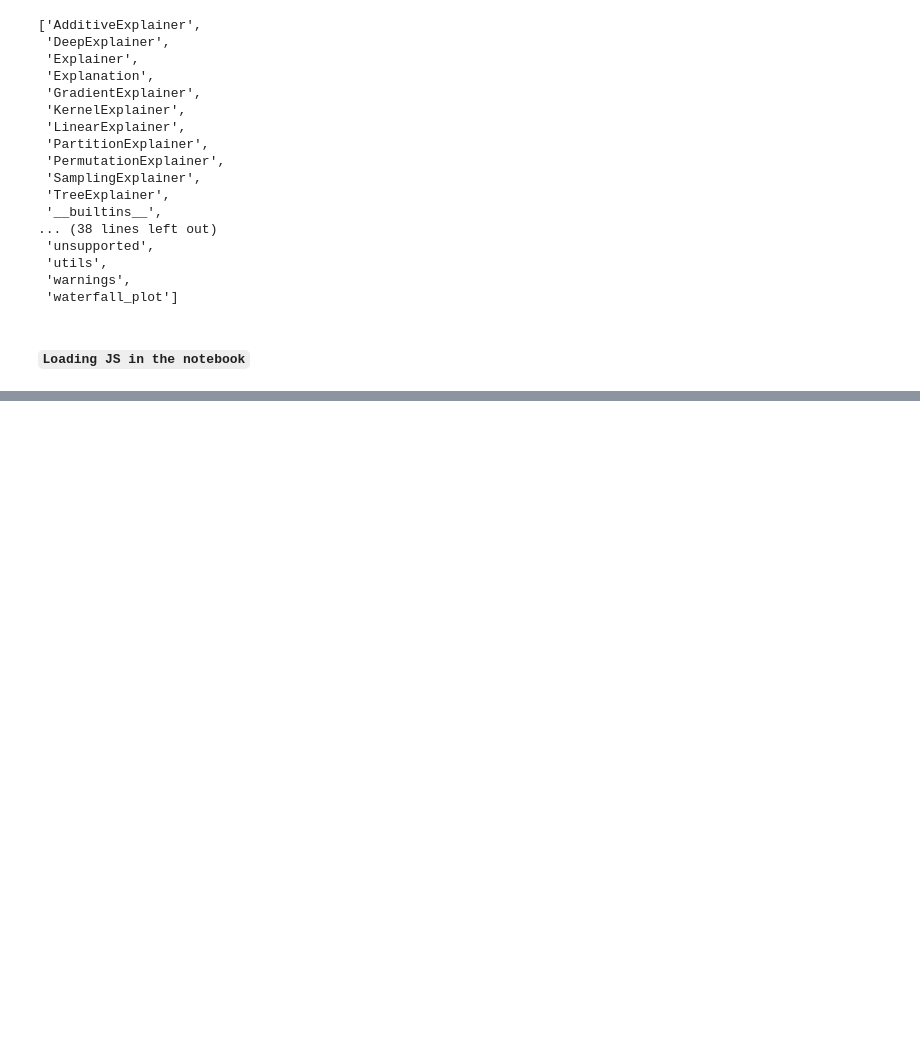
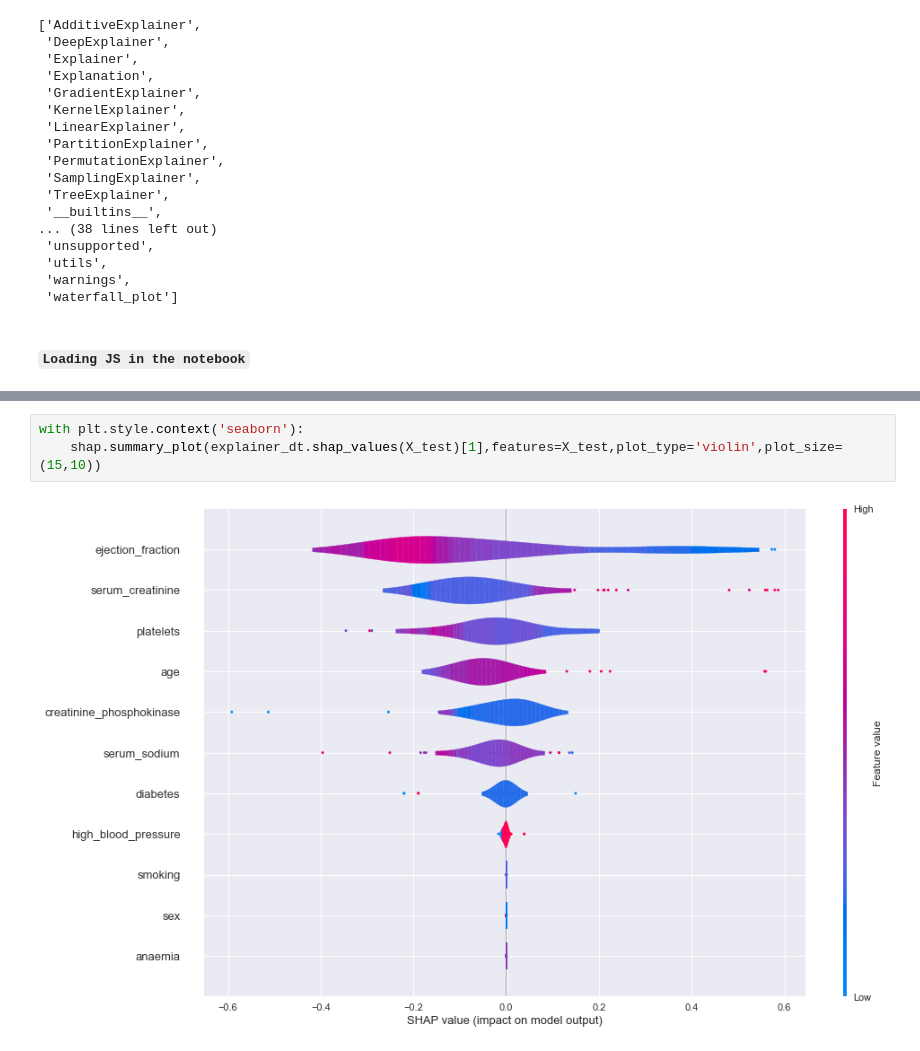
Before and after one commit to raj-shr-git/interpret_models, a Jupyter notebook: Model_Interpreting.ipynb, the cells around one changed output, grey strips where cells are left out. Cells and saved outputs as stored; diff of their text form; blank space fills up the shorter version.

```diff
--- a/Model_Interpreting.ipynb
+++ b/Model_Interpreting.ipynb
@@ -251,0 +336,5 @@ shap.summary_plot(shap_values_all, features=observations)
+# %%
+with plt.style.context('seaborn'):
+    shap.summary_plot(explainer_dt.shap_values(X_test)[1],features=X_test,plot_type='violin',plot_size=(15,10))
+# %% [output]
+[figure, added]
```
Also changed, not shown: parts of 34 cells of this notebook.
